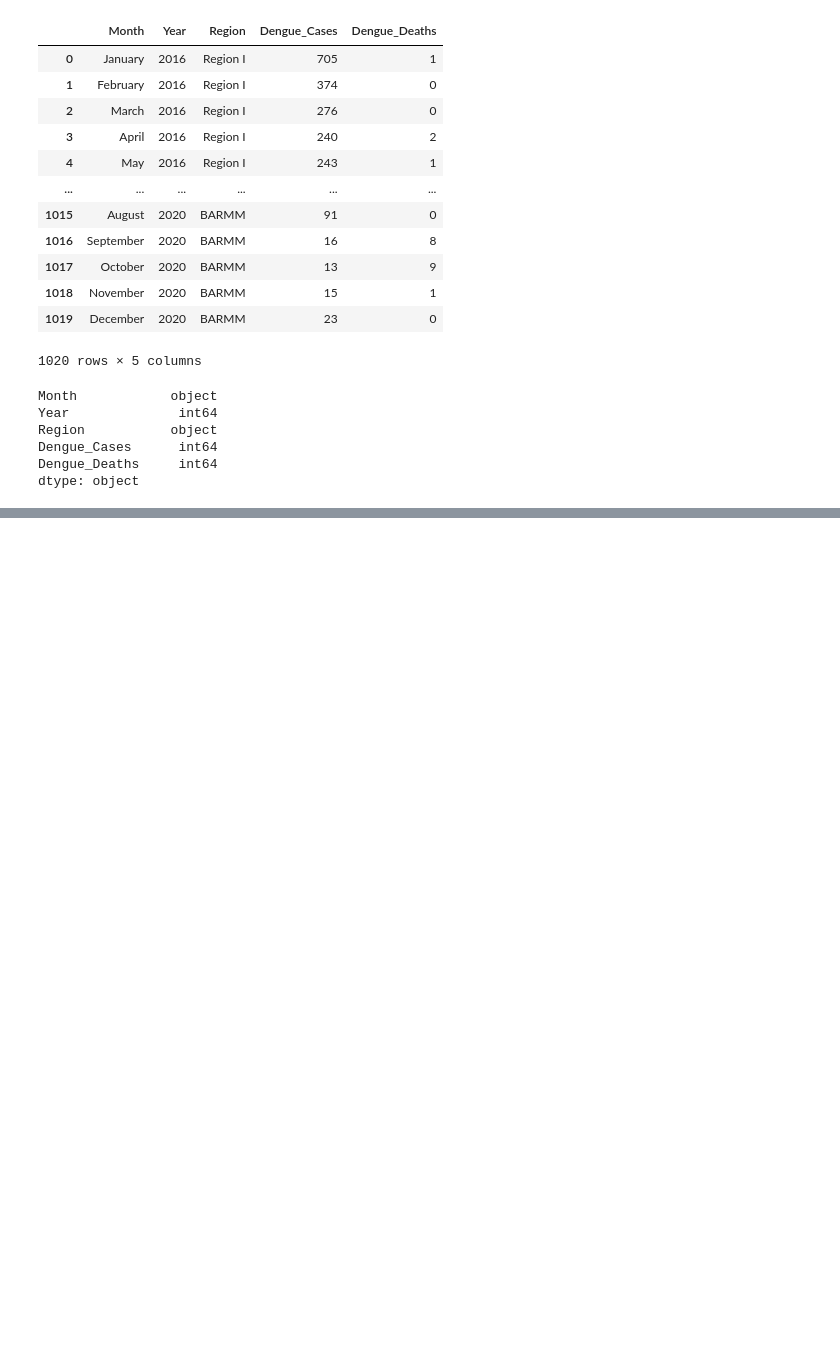
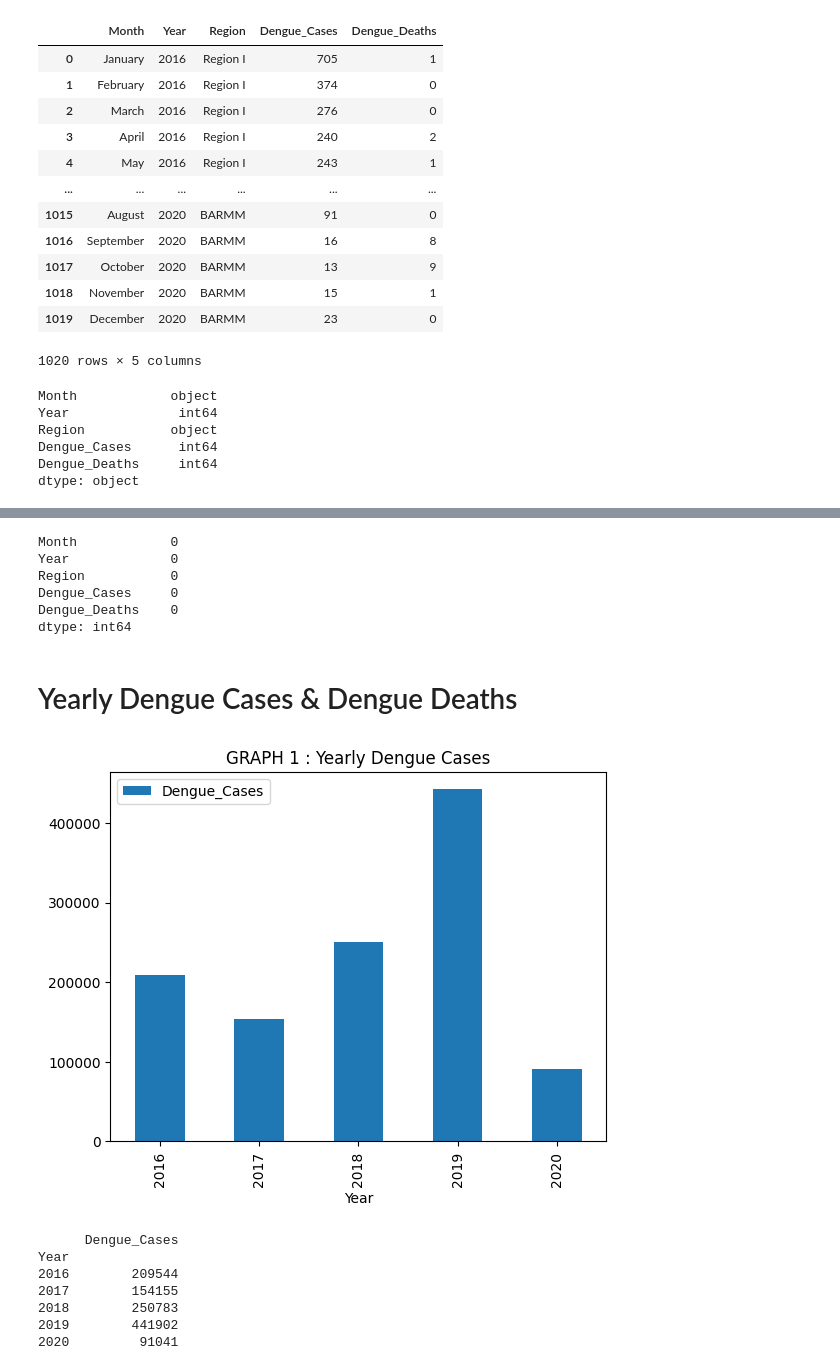
Before and after one commit to talabong0605/ELEC303-DATA-ANALYTICS-TALABONG, a Jupyter notebook: elec303_project3_3a/Project3_PH_Dengue_Analysis.ipynb, the cells around one changed output, grey strips where cells are left out. Saved outputs shown, nothing was run; the diff lists cells and outputs as text; code cells hidden in the pictures; blank space fills up the shorter version.

```diff
--- a/elec303_project3_3a/Project3_PH_Dengue_Analysis.ipynb
+++ b/elec303_project3_3a/Project3_PH_Dengue_Analysis.ipynb
@@ -33,4 +35,6 @@ Dengue_Cases      int64
 Dengue_Deaths     int64
 dtype: object
 # %%
-# dengue['Region'] = dengue['Region'].astype('category')
+dengue['Region'] = dengue['Region'].astype('category')
+dengue['Month'] = dengue['Month'].astype('category')
+dengue.dtypes
@@ -72,0 +71,25 @@ dengue.groupby(['Region'])['Month']
+# %%
+dengue.isnull().sum()
+# %% [output]
+Month            0
+Year             0
+Region           0
+Dengue_Cases     0
+Dengue_Deaths    0
+dtype: int64
+# %% [markdown]
+<h1>Yearly Dengue Cases & Dengue Deaths</h1>
+# %%
+Y_DengueCases = dengue.groupby('Year')[['Dengue_Cases']].sum()
+Y_DengueCases.plot(kind='bar', title='GRAPH 1 : Yearly Dengue Cases')
+plt.show()
+print(Y_DengueCases)
+# %% [output]
+[figure, added]
+      Dengue_Cases
+Year
+2016        209544
+2017        154155
+2018        250783
+2019        441902
+2020         91041
```
Also changed, not shown: parts of 37 cells of this notebook.
